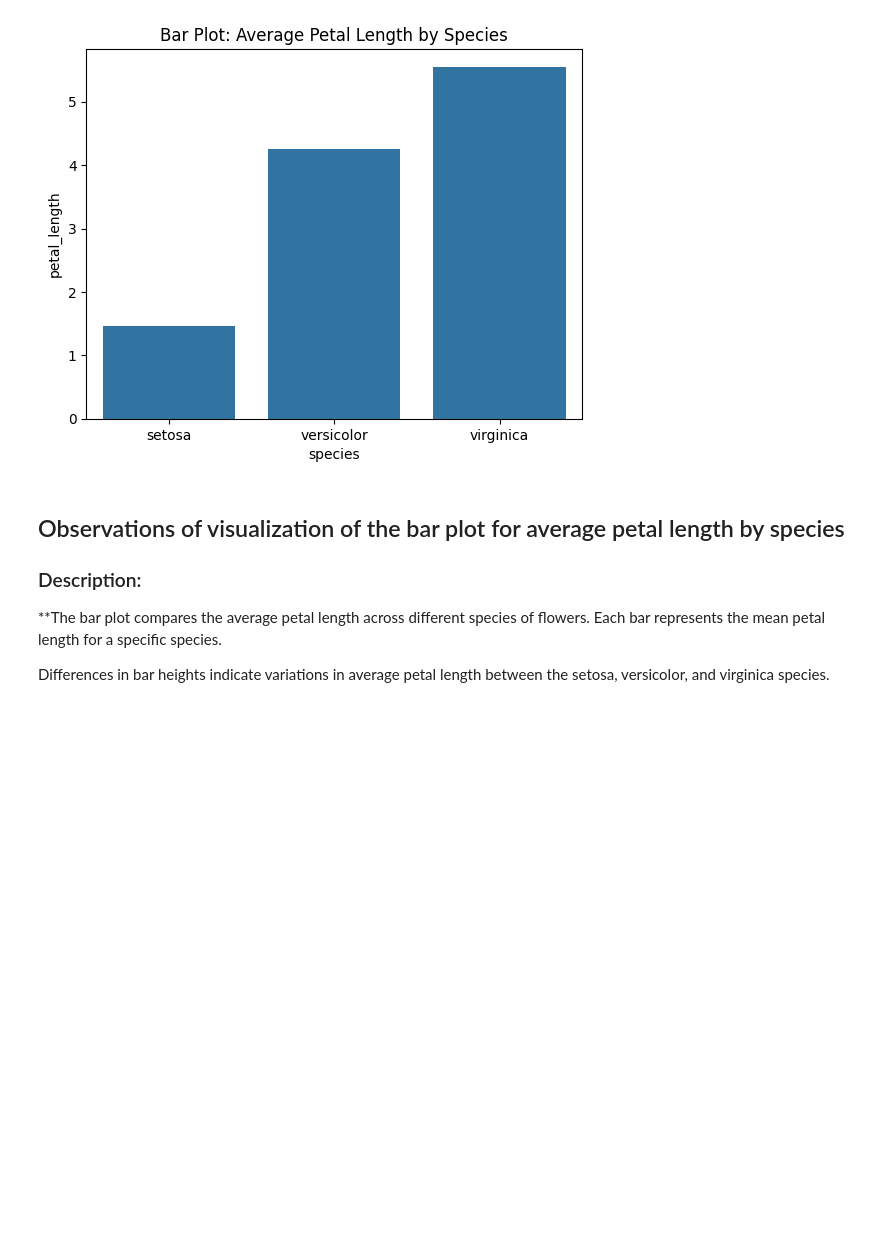
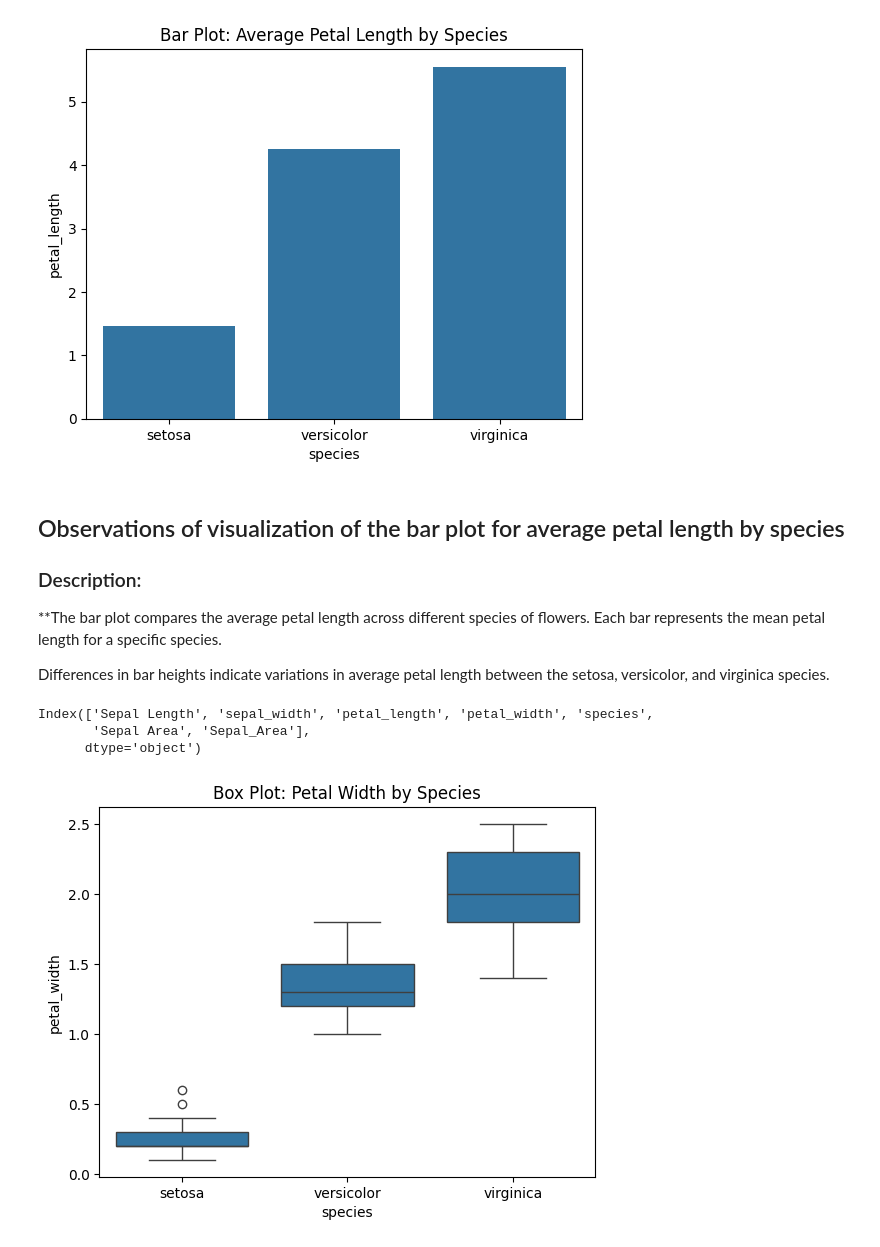
Before and after one commit to drodmay1/datafun-04-jupyter, a Jupyter notebook: david_eda.ipynb, the cells around one changed output. Drawn from its saved outputs; the diff is of its cells as text; code cells hidden in the pictures; blank space fills up the shorter version.

Commit message:
box plot and markdown added

```diff
--- a/david_eda.ipynb
+++ b/david_eda.ipynb
@@ -403,3 +403,19 @@ plt.show()
 **The bar plot compares the average petal length across different species of flowers. Each bar represents the mean petal length for a specific species.
 
 Differences in bar heights indicate variations in average petal length between the setosa, versicolor, and virginica species.
+# %%
+print(df.columns)
+# %% [output]
+Index(['Sepal Length', 'sepal_width', 'petal_length', 'petal_width', 'species',
+       'Sepal Area', 'Sepal_Area'],
+      dtype='object')
+# %%
+import seaborn as sns
+import matplotlib.pyplot as plt
+
+# Box plot of sepal length by species
+sns.boxplot(x='species', y='petal_width', data=df)
+plt.title('Box Plot: Petal Width by Species')
+plt.show()
+# %% [output]
+[figure, added]
```
Also changed, not shown: parts of 1 cell of this notebook.
